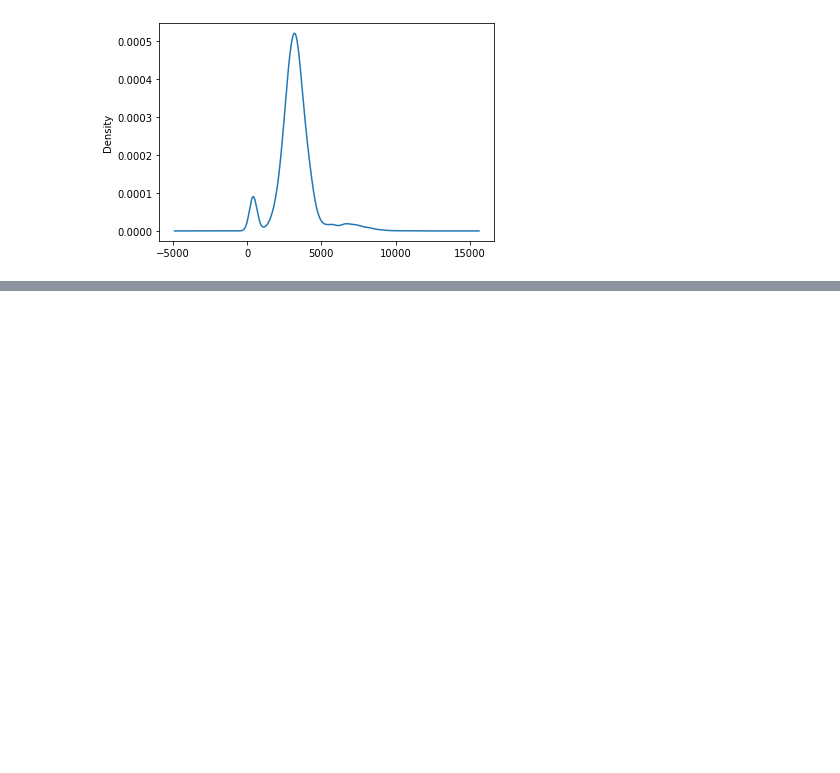
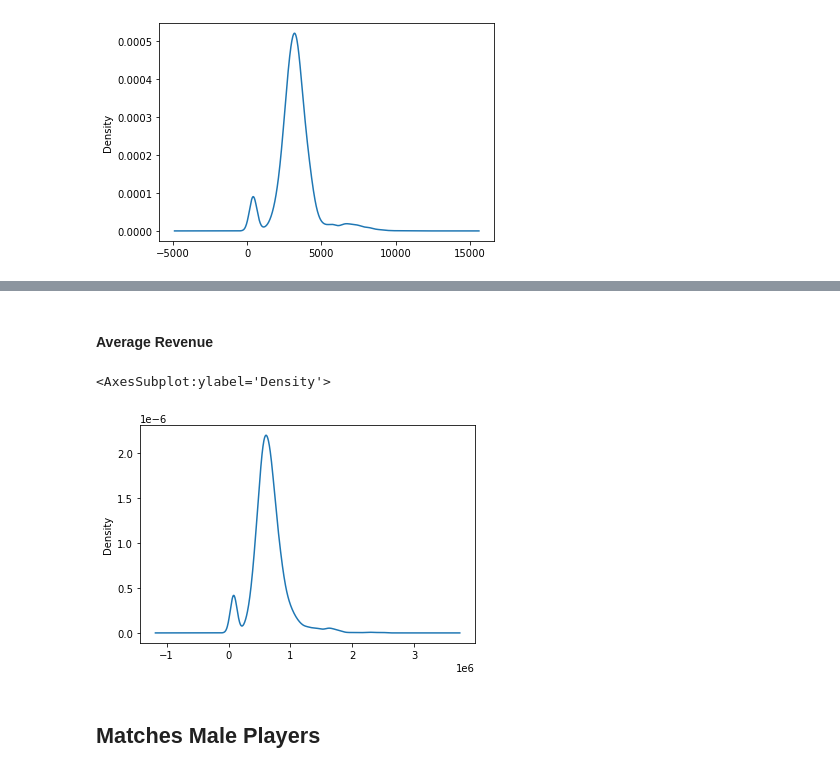
Before and after one commit to WilliamSimoni/Tennis-Matches-Data-mining, a Jupyter notebook: src/3.5_data_understanding_on_integration.ipynb, the cells around one changed output, grey strips where cells are left out. Cells and saved outputs as stored; diff of their text form; code cells hidden in the pictures; blank space fills up the shorter version.

```diff
--- a/src/3.5_data_understanding_on_integration.ipynb
+++ b/src/3.5_data_understanding_on_integration.ipynb
@@ -102,0 +112,7 @@ show_boxplot(df_tourney_statistics, 'avg_spect')
+# %% [markdown]
+#### Average Revenue
+# %%
+df_tourney_statistics['avg_revenue'].plot.kde()
+# %% [output]
+<AxesSubplot:ylabel='Density'>
+[figure, added]
@@ -102,0 +125,2 @@ show_boxplot(df_tourney_statistics, 'avg_spect')
+# %% [markdown]
+## Matches Male Players
```
Also changed, not shown: parts of 51 cells of this notebook.
